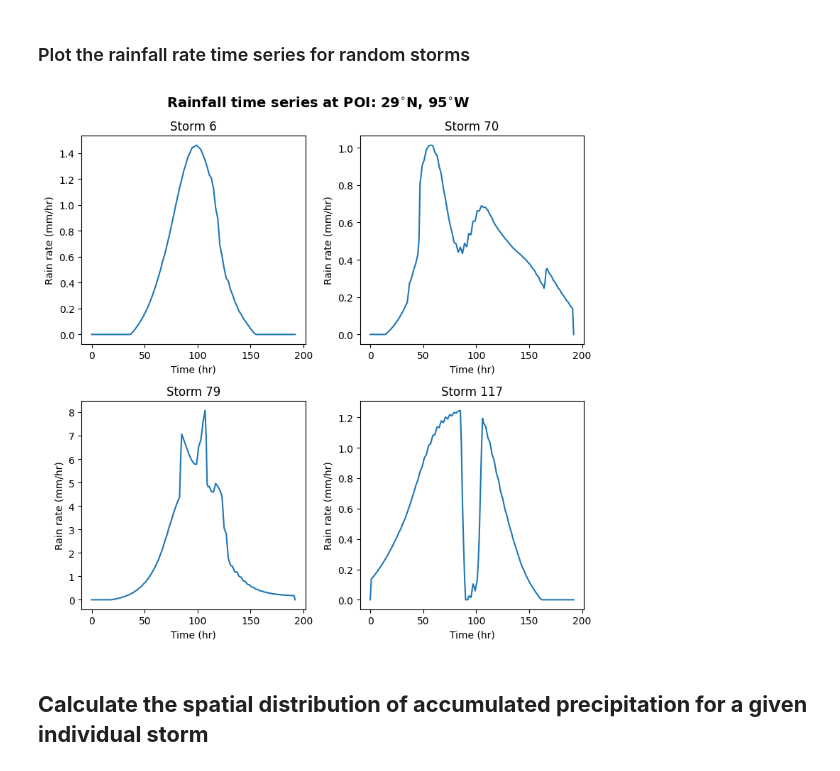
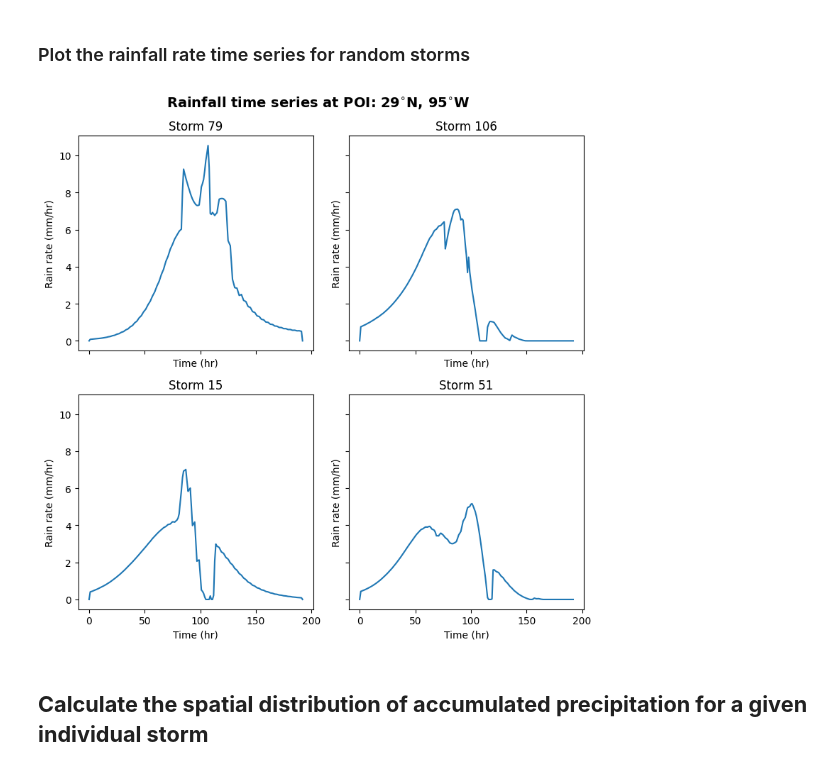
Before and after one commit to levuvietphong/pyTCR, a Jupyter notebook: notebooks/ex2_rainfall_generation.ipynb, the cells around one changed output. Cells and saved outputs as stored; diff of their text form; code cells hidden in the pictures.

```diff
--- a/notebooks/ex2_rainfall_generation.ipynb
+++ b/notebooks/ex2_rainfall_generation.ipynb
@@ -126,20 +125,20 @@ tcr_plot.plot_exceedance_probability(
 ### Plot the rainfall rate time series for random storms
 # %%
 num_plots = 4
-ind = np.sort(np.random.choice(len(rain_filtered_tracks), num_plots, replace=False))
-fig, ax = plt.subplots(2, 2, figsize=(8, 8))
+ind = np.argsort(rain_filtered_tracks)[-num_plots:][::-1]
+fig, ax = plt.subplots(2, 2, sharex=True, sharey=True, figsize=(8, 8))
 for k in range(num_plots):
     m = k//2
     n = k%2
     ax[m,n].plot(np.squeeze(rainrate_filtered_tracks[ind[k], :]))
     ax[m,n].set_xlabel('Time (hr)')
     ax[m,n].set_ylabel('Rain rate (mm/hr)')
     ax[m,n].set_title(f'Storm {ind[k]}')
 
 fig.suptitle('Rainfall time series at POI: 29$^{\circ}$N, 95$^{\circ}$W', fontsize=14, fontweight='bold')
 fig.tight_layout()
 # %% [output]
-[figure, old version]
+[figure, new version]
 # %% [markdown]
 ## **Calculate the spatial distribution of accumulated precipitation for a given individual storm**
 # %%
```
Also changed, not shown: parts of 5 cells of this notebook, 8 other files.
